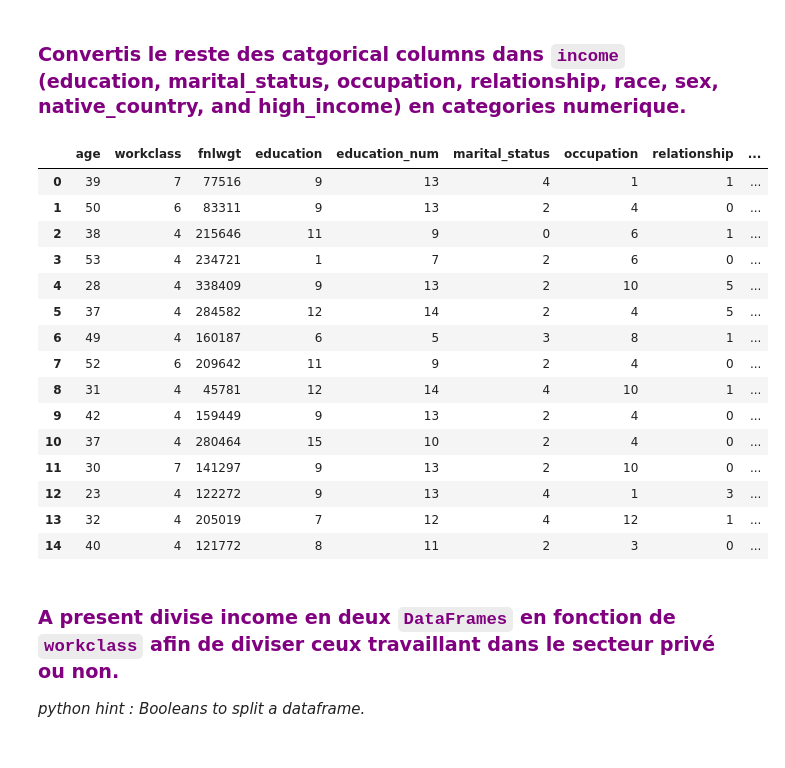
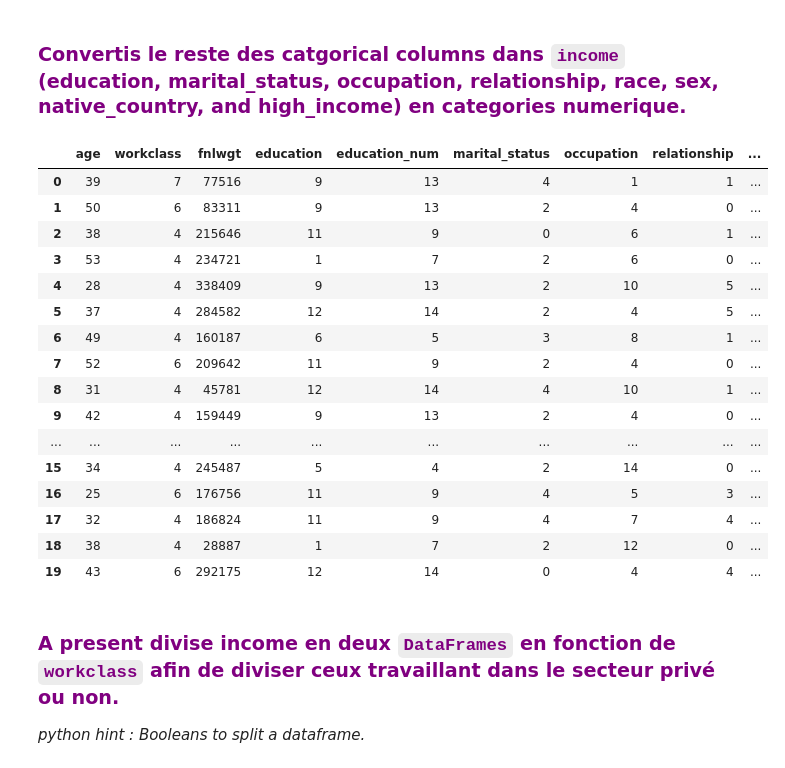
Before and after one commit to fredleste/42_AML, a Jupyter notebook: ateliers-ml/Semaine-5/DecisionTreesExos.ipynb, the cells around one changed output. Cells and saved outputs as stored; diff of their text form; code cells hidden in the pictures.

```diff
--- a/ateliers-ml/Semaine-5/DecisionTreesExos.ipynb
+++ b/ateliers-ml/Semaine-5/DecisionTreesExos.ipynb
@@ -71,5 +56,4 @@ income.head(15)
 # %% [markdown]
 ### <span style="color:purple">Prends le temps d'interpreter les datas. Quels sont les differents facteurs, les	Θ. Sous quelle forme sont elles classifiées.<br> Sex donne "Male" ou "Female". "workclass" contient plusieurs sortes de réponses.   Afin de pouvoir les analyser nous allons les convertirs en valeures numériques en fonction des categories.   Pour cela utilise la class [pandas.Categorical()](http://pandas.pydata.org/pandas-docs/stable/generated/pandas.Categorical.html)</span>
 # %%
-income["workclass"] = pd.Categorical(income["workclass"]).codes
-income.head(15)
+#income["workclass"] = pd.Categorical(income["workclass"]).codes
@@ -93,3 +59,0 @@ income.head(15)
-# %%
-income["sex"] = pd.Categorical(income["sex"]).codes
-income.head(3)
@@ -101,28 +60,30 @@ income.head(3)
 # %% [markdown]
 ### <span style="color:purple">Convertis le reste des catgorical columns dans `income` (education, marital_status, occupation, relationship, race, sex, native_country, and high_income) en categories numerique.</span>
-# %%
-income["high_income"] = pd.Categorical(income["high_income"]).codes
 # %%
-#to_convert = ["education","marital_status","occupation","relationship","race","sex","native_country","high_income"]
-
-income.head(15)
+to_convert = ["workclass","education","marital_status","occupation","relationship","race","sex",
+              "native_country","high_income"]
+for feature in to_convert:
+    income[feature] = pd.Categorical(income[feature]).codes
-# %% [output]
-|  | age | workclass | fnlwgt | education | education_num | marital_status | occupation | relationship | ... |
-| 0 | 39 | 7 | 77516 | 9 | 13 | 4 | 1 | 1 | ... |
-| 1 | 50 | 6 | 83311 | 9 | 13 | 2 | 4 | 0 | ... |
-| 2 | 38 | 4 | 215646 | 11 | 9 | 0 | 6 | 1 | ... |
-| 3 | 53 | 4 | 234721 | 1 | 7 | 2 | 6 | 0 | ... |
-| 4 | 28 | 4 | 338409 | 9 | 13 | 2 | 10 | 5 | ... |
-| 5 | 37 | 4 | 284582 | 12 | 14 | 2 | 4 | 5 | ... |
-| 6 | 49 | 4 | 160187 | 6 | 5 | 3 | 8 | 1 | ... |
-| 7 | 52 | 6 | 209642 | 11 | 9 | 2 | 4 | 0 | ... |
-| 8 | 31 | 4 | 45781 | 12 | 14 | 4 | 10 | 1 | ... |
-| 9 | 42 | 4 | 159449 | 9 | 13 | 2 | 4 | 0 | ... |
-| 10 | 37 | 4 | 280464 | 15 | 10 | 2 | 4 | 0 | ... |
-| 11 | 30 | 7 | 141297 | 9 | 13 | 2 | 10 | 0 | ... |
-| 12 | 23 | 4 | 122272 | 9 | 13 | 4 | 1 | 3 | ... |
-| 13 | 32 | 4 | 205019 | 7 | 12 | 4 | 12 | 1 | ... |
-| 14 | 40 | 4 | 121772 | 8 | 11 | 2 | 3 | 0 | ... |
+# %%
+income.head(20)
+# %% [output]
+|  | age | workclass | fnlwgt | education | education_num | marital_status | occupation | relationship | ... |
+| 0 | 39 | 7 | 77516 | 9 | 13 | 4 | 1 | 1 | ... |
+| 1 | 50 | 6 | 83311 | 9 | 13 | 2 | 4 | 0 | ... |
+| 2 | 38 | 4 | 215646 | 11 | 9 | 0 | 6 | 1 | ... |
+| 3 | 53 | 4 | 234721 | 1 | 7 | 2 | 6 | 0 | ... |
+| 4 | 28 | 4 | 338409 | 9 | 13 | 2 | 10 | 5 | ... |
+| 5 | 37 | 4 | 284582 | 12 | 14 | 2 | 4 | 5 | ... |
+| 6 | 49 | 4 | 160187 | 6 | 5 | 3 | 8 | 1 | ... |
+| 7 | 52 | 6 | 209642 | 11 | 9 | 2 | 4 | 0 | ... |
+| 8 | 31 | 4 | 45781 | 12 | 14 | 4 | 10 | 1 | ... |
+| 9 | 42 | 4 | 159449 | 9 | 13 | 2 | 4 | 0 | ... |
+| ... | ... | ... | ... | ... | ... | ... | ... | ... | ... |
+| 15 | 34 | 4 | 245487 | 5 | 4 | 2 | 14 | 0 | ... |
+| 16 | 25 | 6 | 176756 | 11 | 9 | 4 | 5 | 3 | ... |
+| 17 | 32 | 4 | 186824 | 11 | 9 | 4 | 7 | 4 | ... |
+| 18 | 38 | 4 | 28887 | 1 | 7 | 2 | 12 | 0 | ... |
+| 19 | 43 | 6 | 292175 | 12 | 14 | 0 | 4 | 4 | ... |
 # %% [markdown]
 ### <span style="color:purple">A present divise income en deux `DataFrames` en fonction de `workclass` afin de diviser ceux travaillant dans le secteur privé ou non. </span>
 *python hint : Booleans to split a dataframe.*
```
Also changed, not shown: parts of 18 cells of this notebook, 6 other files.
